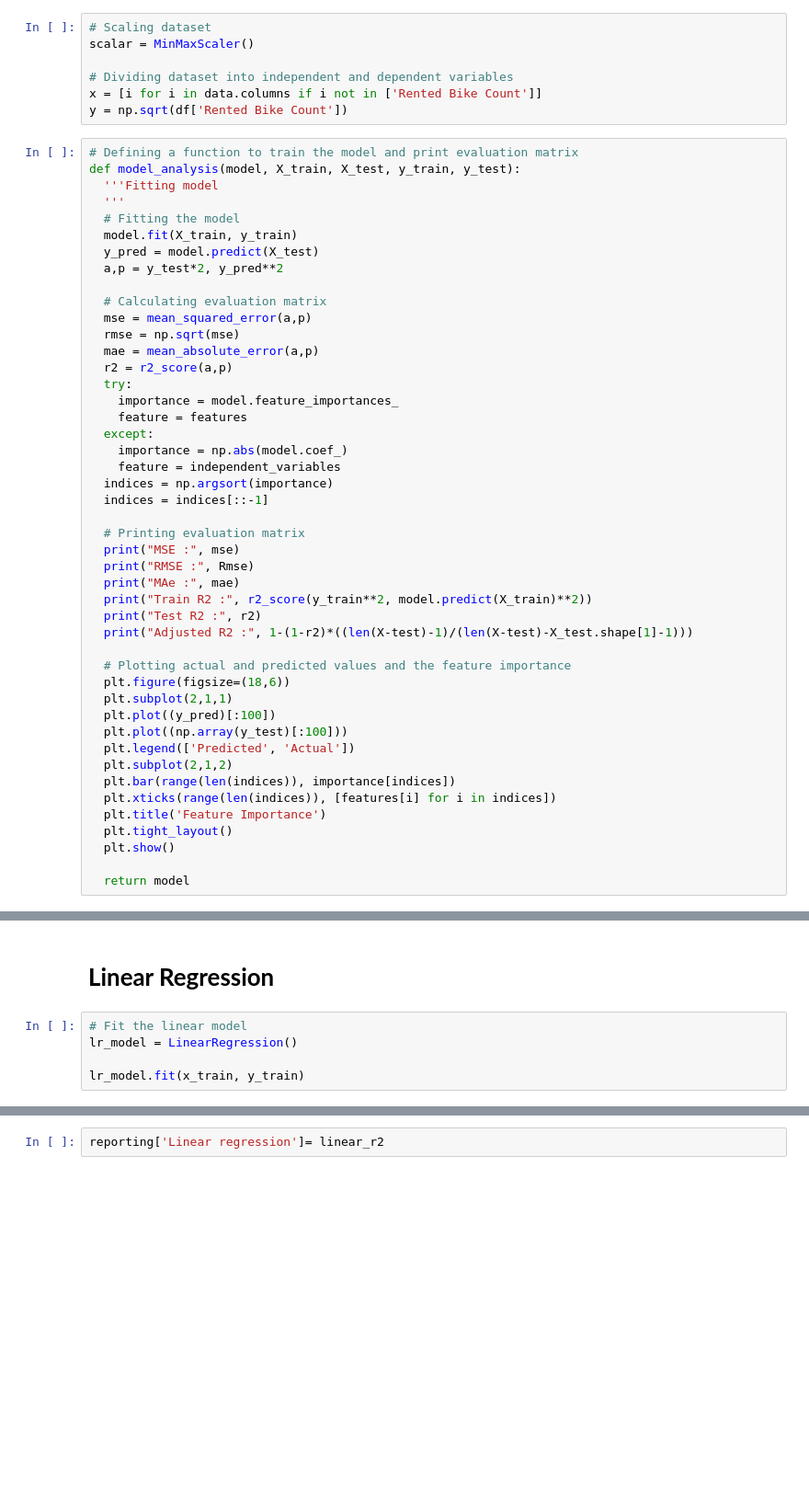
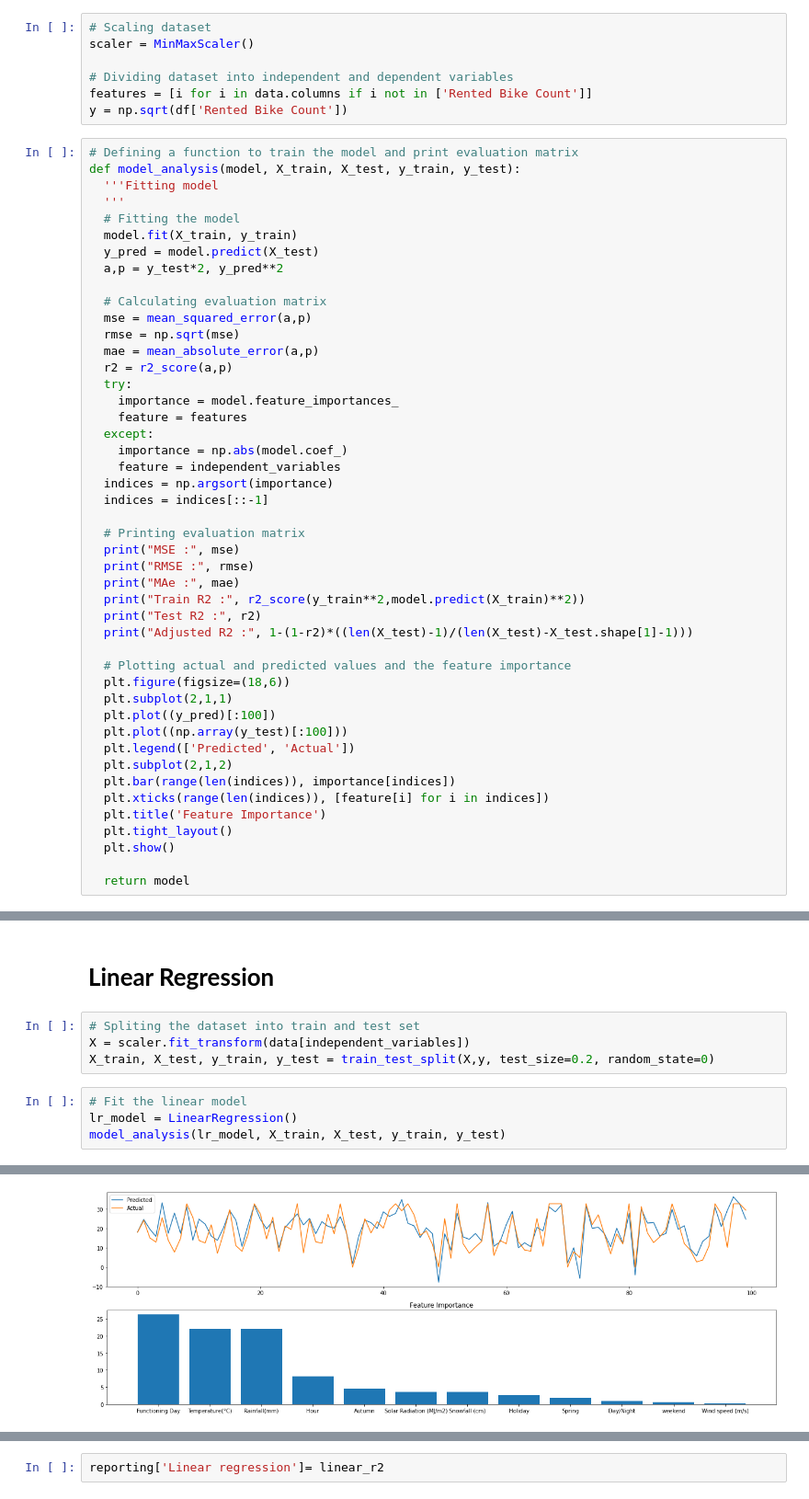
Before and after one commit to prajwalDU/Bike-sharing-demand-prdiction-prajwal, a Jupyter notebook: Final_Bike_Sharing_Demand_Prediction_Capstone_Project.ipynb, the cells around one changed output, grey strips where cells are left out. Shown at 92% size. Cells and saved outputs as stored; diff of their text form; blank space fills up the shorter version.

```diff
--- a/Final_Bike_Sharing_Demand_Prediction_Capstone_Project.ipynb
+++ b/Final_Bike_Sharing_Demand_Prediction_Capstone_Project.ipynb
@@ -358,10 +358,10 @@ from xgboost import XGBRegressor
 reporting = {}
 # %%
 # Scaling dataset
-scalar = MinMaxScaler()
+scaler = MinMaxScaler()
 
 # Dividing dataset into independent and dependent variables
-x = [i for i in data.columns if i not in ['Rented Bike Count']]
+features = [i for i in data.columns if i not in ['Rented Bike Count']]
 y = np.sqrt(df['Rented Bike Count'])
 # %%
 # Defining a function to train the model and print evaluation matrix
@@ -389,11 +389,11 @@ def model_analysis(model, X_train, X_test, y_train, y_test):
 
   # Printing evaluation matrix
   print("MSE :", mse)
-  print("RMSE :", Rmse)
+  print("RMSE :", rmse)
   print("MAe :", mae)
-  print("Train R2 :", r2_score(y_train**2, model.predict(X_train)**2))
+  print("Train R2 :", r2_score(y_train**2,model.predict(X_train)**2))
   print("Test R2 :", r2)
-  print("Adjusted R2 :", 1-(1-r2)*((len(X-test)-1)/(len(X-test)-X_test.shape[1]-1)))
+  print("Adjusted R2 :", 1-(1-r2)*((len(X_test)-1)/(len(X_test)-X_test.shape[1]-1)))
 
   # Plotting actual and predicted values and the feature importance
   plt.figure(figsize=(18,6))
@@ -403,7 +403,7 @@ def model_analysis(model, X_train, X_test, y_train, y_test):
   plt.legend(['Predicted', 'Actual'])
   plt.subplot(2,1,2)
   plt.bar(range(len(indices)), importance[indices])
-  plt.xticks(range(len(indices)), [features[i] for i in indices])
+  plt.xticks(range(len(indices)), [feature[i] for i in indices])
   plt.title('Feature Importance')
   plt.tight_layout()
   plt.show()
@@ -427,8 +427,11 @@ eta = [0.08, 0.05, 0.1]
 # %% [markdown]
 # **Linear Regression**
+# %%
+# Spliting the dataset into train and test set
+X = scaler.fit_transform(data[independent_variables])
+X_train, X_test, y_train, y_test = train_test_split(X,y, test_size=0.2, random_state=0)
 # %%
 # Fit the linear model
 lr_model = LinearRegression()
-
-lr_model.fit(x_train, y_train)
+model_analysis(lr_model, X_train, X_test, y_train, y_test)
 # %% [output]
@@ -435,0 +444 @@ LinearRegression()
+[figure, added]
```
Also changed, not shown: parts of 19 cells of this notebook.
